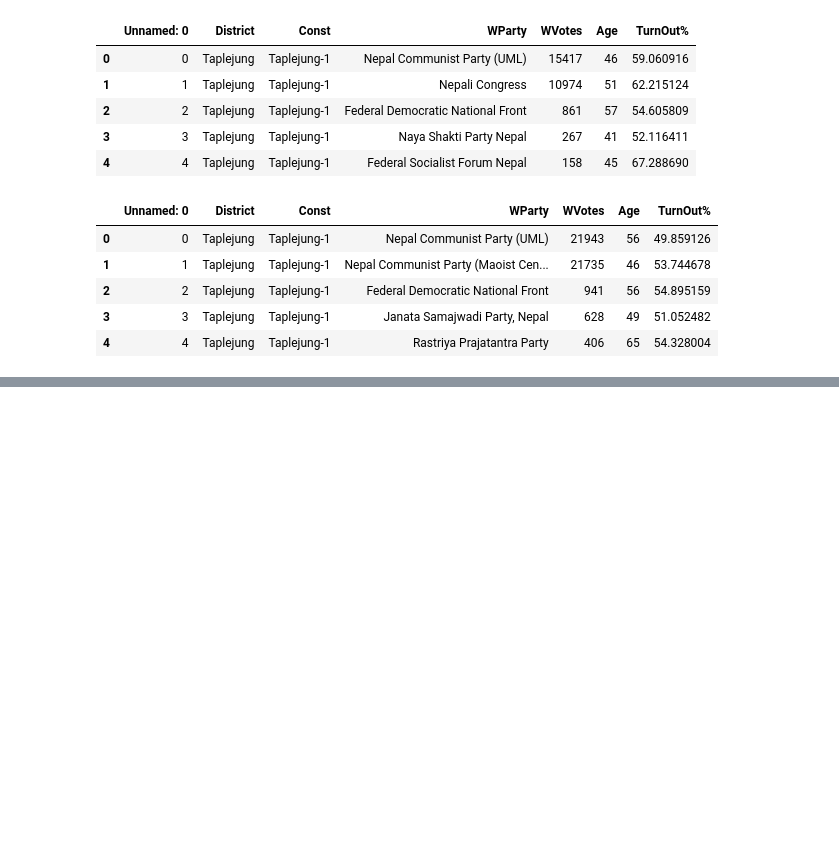
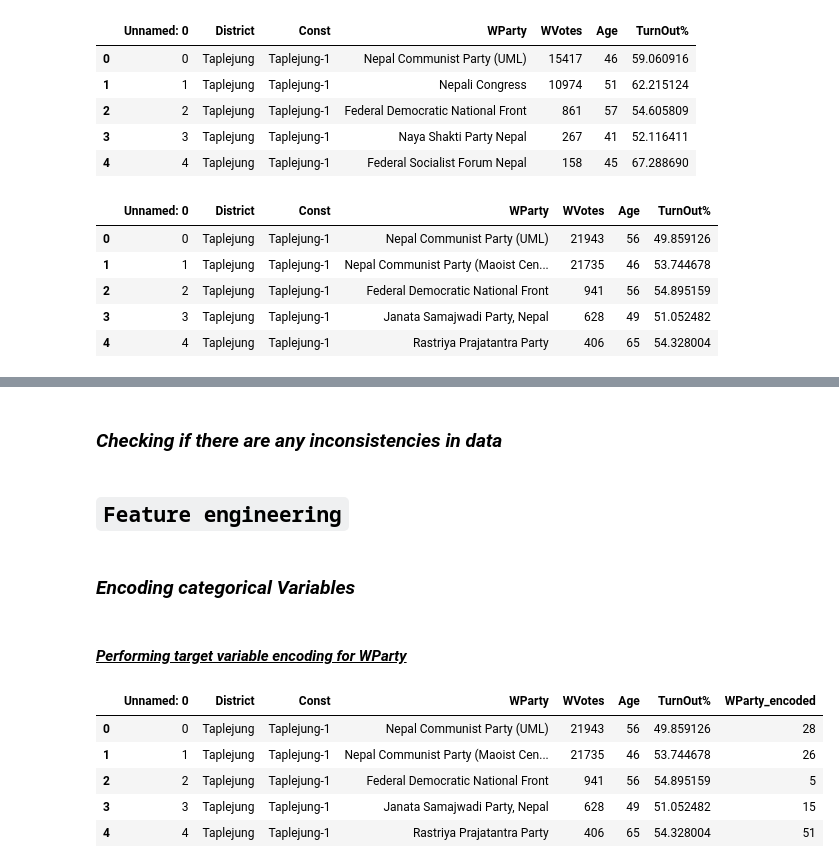
Before and after one commit to UjjwalKarkeyy/Nepal_Election_Prediction_Model, a Jupyter notebook: main.ipynb, the cells around one changed output, grey strips where cells are left out. Saved outputs shown, nothing was run; the diff lists cells and outputs as text; code cells hidden in the pictures; blank space fills up the shorter version.

Commit message:
Data cleaning and feature engineering performed. Model implementation remaining

```diff
--- a/main.ipynb
+++ b/main.ipynb
@@ -42,0 +82,18 @@ display(result_2022.head())
+# %%
+# Using info to check the data type of missing value columns i.e., WParty and WVotes
+result_2013.info()
+# Data type found to be oject and float64 for WParty and WVotes respectively
+
+# For WParty which is of object datatype
+for column in result_2013['WParty']:
+
+    result_2013['WParty'].fillna(result_2013['WParty'].mode()[0], inplace=True)
+
+# For WVoteswhich is of float datatype
+for column in result_2013['WVotes']:
+
+    result_2013['WVotes'].fillna(result_2013['WVotes'].median(), inplace=True)
+
+# Checking if there are still missing values present
+missing_values_2013 = result_2013.isnull().sum()
+print("Missing Values for 2013 result:\n", missing_values_2013)
@@ -42,0 +177,2 @@ display(result_2022.head())
+# %% [markdown]
+### <i>Checking if there are any inconsistencies in data</i>
@@ -42,0 +182,24 @@ display(result_2022.head())
+# %% [markdown]
+## `Feature engineering`
+# %% [markdown]
+### <i>Encoding categorical Variables</i>
+# %% [markdown]
+#### <i><u>Performing target variable encoding for WParty</u></i>
+# %%
+label_encoder = LabelEncoder()
+result_2008['WParty_encoded'] = label_encoder.fit_transform(result_2008['WParty'])
+
+result_2013['WParty_encoded'] = label_encoder.fit_transform(result_2013['WParty'])
+
+result_2017['WParty_encoded'] = label_encoder.fit_transform(result_2017['WParty'])
+
+result_2022['WParty_encoded'] = label_encoder.fit_transform(result_2022['WParty'])
+
+result_2022.head()
+# %% [output]
+|  | Unnamed: 0 | District | Const | WParty | WVotes | Age | TurnOut% | WParty_encoded |
+| 0 | 0 | Taplejung | Taplejung-1 | Nepal Communist Party (UML) | 21943 | 56 | 49.859126 | 28 |
+| 1 | 1 | Taplejung | Taplejung-1 | Nepal Communist Party (Maoist Cen... | 21735 | 46 | 53.744678 | 26 |
+| 2 | 2 | Taplejung | Taplejung-1 | Federal Democratic National Front | 941 | 56 | 54.895159 | 5 |
+| 3 | 3 | Taplejung | Taplejung-1 | Janata Samajwadi Party, Nepal | 628 | 49 | 51.052482 | 15 |
+| 4 | 4 | Taplejung | Taplejung-1 | Rastriya Prajatantra Party | 406 | 65 | 54.328004 | 51 |
```
Also changed, not shown: parts of 14 cells of this notebook.
